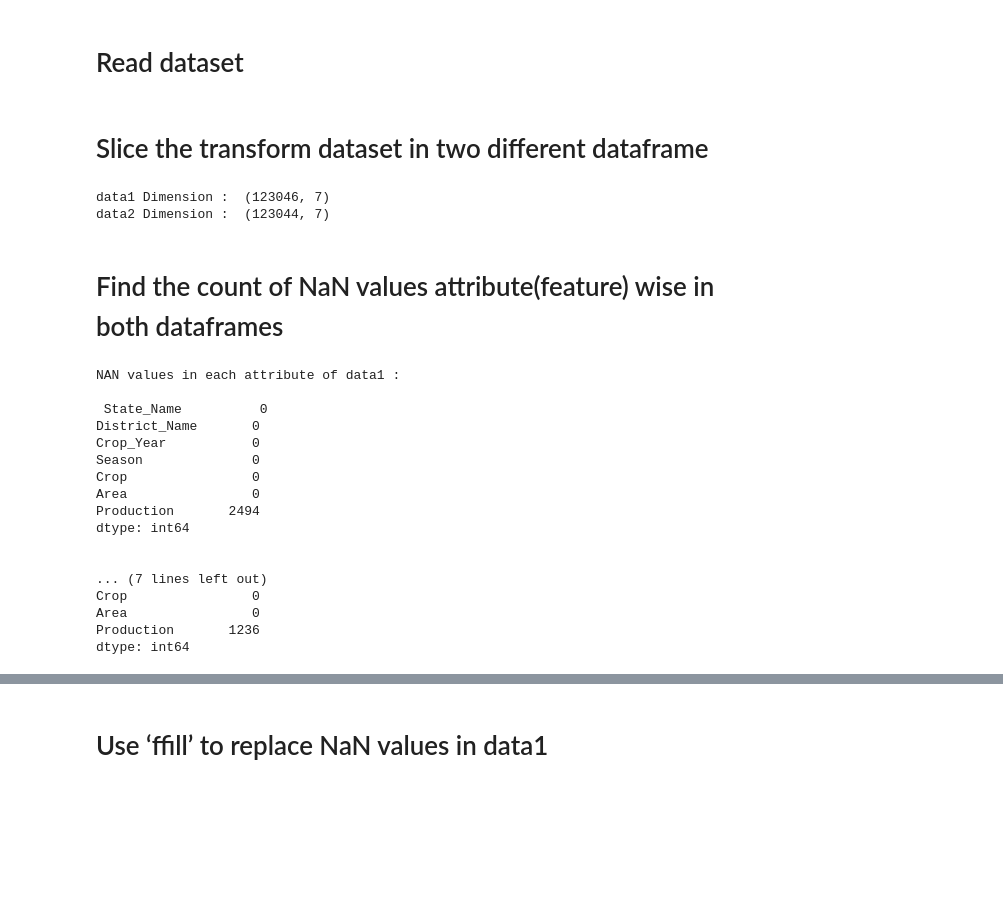
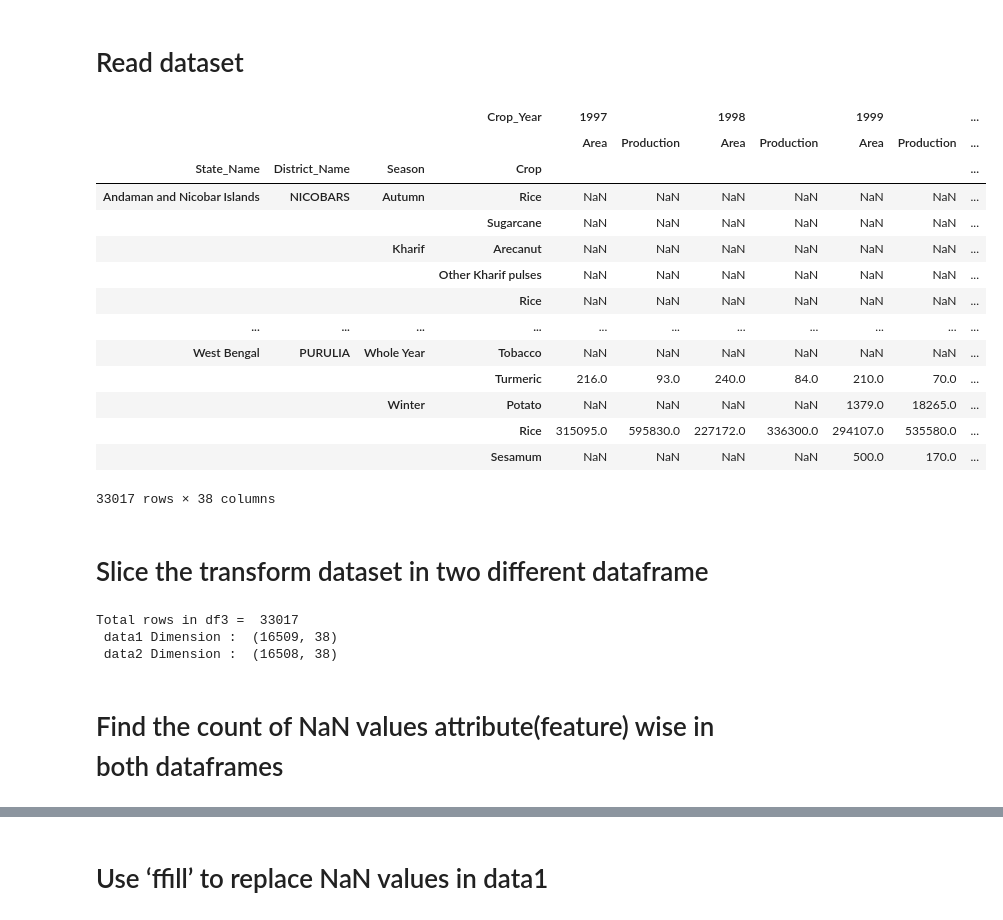
Before and after one commit to Shubhamsahu51/Data-Mining, a Jupyter notebook: MIT2020051_Lab_Assignment_1.ipynb, the cells around one changed output, grey strips where cells are left out. Saved outputs shown, nothing was run; the diff lists cells and outputs as text; code cells hidden in the pictures; blank space fills up the shorter version.

```diff
--- a/MIT2020051_Lab_Assignment_1.ipynb
+++ b/MIT2020051_Lab_Assignment_1.ipynb
@@ -5,47 +5,45 @@
 # %%
 import numpy as np
 import pandas as pd
 import math as math
 import matplotlib.pyplot as plt
 
 mydata = pd.read_csv('/content/crop_production.csv')
-df = mydata.copy()
+mydata_cpy = mydata.copy()
+#Transform crop production
+
+df3=mydata_cpy.pivot_table(index=["State_Name","District_Name", "Season","Crop"], values={"Area","Production"},columns=["Crop_Year"])
+df3=df3.swaplevel(0,1,axis=1).sort_index(axis=1)
+df3
+# %% [output]
+|  |  |  | Crop_Year | 1997 |  | 1998 |  | 1999 |  | ... |
+|  |  |  |  | Area | Production | Area | Production | Area | Production | ... |
+| State_Name | District_Name | Season | Crop |  |  |  |  |  |  | ... |
+| Andaman and Nicobar Islands | NICOBARS | Autumn | Rice | NaN | NaN | NaN | NaN | NaN | NaN | ... |
+|  |  |  | Sugarcane | NaN | NaN | NaN | NaN | NaN | NaN | ... |
+|  |  | Kharif | Arecanut | NaN | NaN | NaN | NaN | NaN | NaN | ... |
+|  |  |  | Other Kharif pulses | NaN | NaN | NaN | NaN | NaN | NaN | ... |
+|  |  |  | Rice | NaN | NaN | NaN | NaN | NaN | NaN | ... |
+| ... | ... | ... | ... | ... | ... | ... | ... | ... | ... | ... |
+| West Bengal | PURULIA | Whole Year | Tobacco | NaN | NaN | NaN | NaN | NaN | NaN | ... |
+|  |  |  | Turmeric | 216.0 | 93.0 | 240.0 | 84.0 | 210.0 | 70.0 | ... |
+|  |  | Winter | Potato | NaN | NaN | NaN | NaN | 1379.0 | 18265.0 | ... |
+|  |  |  | Rice | 315095.0 | 595830.0 | 227172.0 | 336300.0 | 294107.0 | 535580.0 | ... |
+|  |  |  | Sesamum | NaN | NaN | NaN | NaN | 500.0 | 170.0 | ... |
+33017 rows × 38 columns
 # %% [markdown]
 # Slice the transform dataset in two different dataframe
 # %%
-splitdata = math.ceil(50/100*246091)
-
-data1 = df.iloc[:splitdata,:]
-data2 = df.iloc[splitdata + 1:,:]
-
-print("data1 Dimension : " ,data1.shape)
-print("data2 Dimension : ", data2.shape)
+row,column = df3.shape
+split = math.ceil(row/2)
+print("Total rows in df3 = ", row)
+data1 = df3.iloc[:split,:]
+data2= df3.iloc[split:,:]
+print(" data1 Dimension : " ,data1.shape)
+print(" data2 Dimension : ", data2.shape)
 # %% [output]
-data1 Dimension :  (123046, 7)
-data2 Dimension :  (123044, 7)
+Total rows in df3 =  33017
+ data1 Dimension :  (16509, 38)
+ data2 Dimension :  (16508, 38)
 # %% [markdown]
 # Find the count of NaN values attribute(feature) wise in both dataframes
-# %%
-read = pd.DataFrame(data1, columns =['State_Name', 'District_Name','Crop_Year','Season','Crop','Area','Production'], )
-print("NAN values in each attribute of data1 :\n\n",read.isnull().sum())
-
-read = pd.DataFrame(data2, columns =['State_Name','District_Name','Crop_Year','Season','Crop','Area','Production'], )
-print("\n\n\nNAN values in each attribute of data2:\n\n",read.isnull().sum())
-# %% [output]
-NAN values in each attribute of data1 :
-
- State_Name          0
-District_Name       0
-Crop_Year           0
-Season              0
-Crop                0
-Area                0
-Production       2494
-dtype: int64
-
-
-... (7 lines left out)
-Crop                0
-Area                0
-Production       1236
-dtype: int64
```
Also changed, not shown: parts of 15 cells of this notebook.
